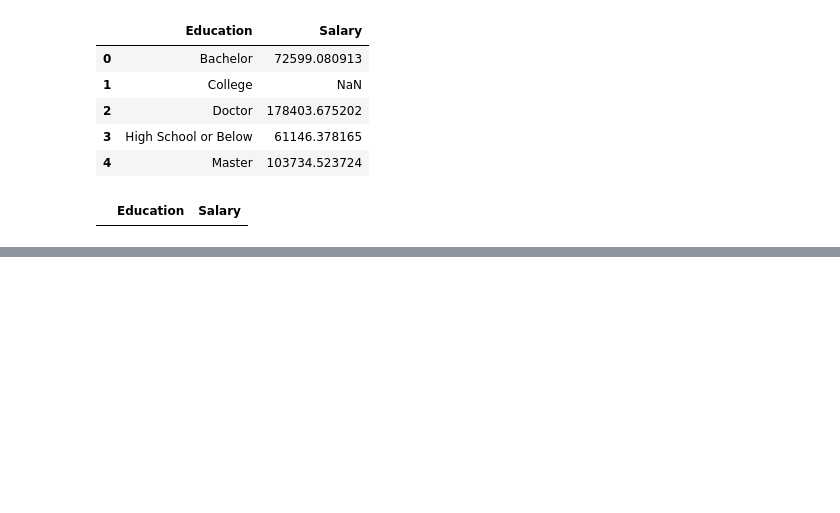
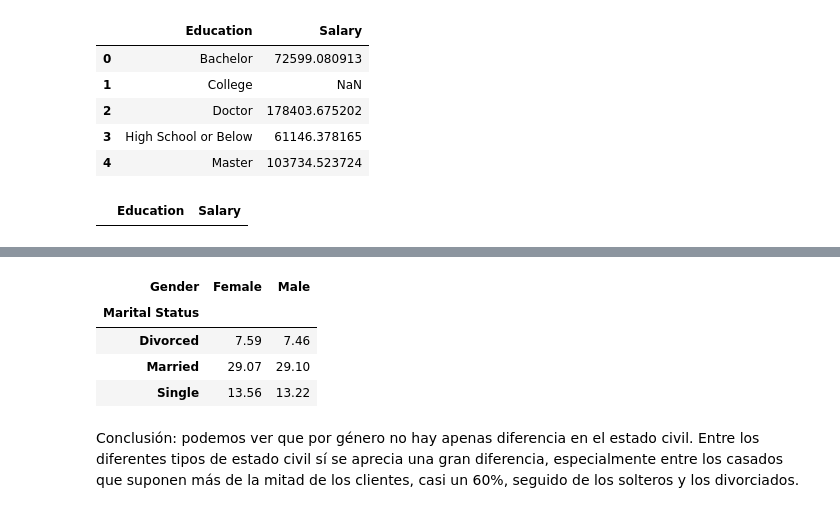
Before and after one commit to Adalab/bda-modulo-3-evaluacion-final-Marina-pg, a Jupyter notebook: evaluacion/ev_3_Marina.ipynb, the cells around one changed output, grey strips where cells are left out. Drawn from its saved outputs; the diff is of its cells as text; code cells hidden in the pictures; blank space fills up the shorter version.

```diff
--- a/evaluacion/ev_3_Marina.ipynb
+++ b/evaluacion/ev_3_Marina.ipynb
@@ -394,0 +444,11 @@ df_limpio.columns
+# %%
+tabla_contingencia = round(pd.crosstab(df_limpio['Marital Status'], df_limpio['Gender'], normalize=True) * 100, 2)
+tabla_contingencia
+# %% [output]
+| Gender | Female | Male |
+| Marital Status |  |  |
+| Divorced | 7.59 | 7.46 |
+| Married | 29.07 | 29.10 |
+| Single | 13.56 | 13.22 |
+# %% [markdown]
+Conclusión: podemos ver que por género no hay apenas diferencia en el estado civil. Entre los diferentes tipos de estado civil sí se aprecia una gran diferencia, especialmente entre los casados que suponen más de la mitad de los clientes, casi un 60%, seguido de los solteros y los divorciados.
```
Also changed, not shown: parts of 25 cells of this notebook, 1 other file.
